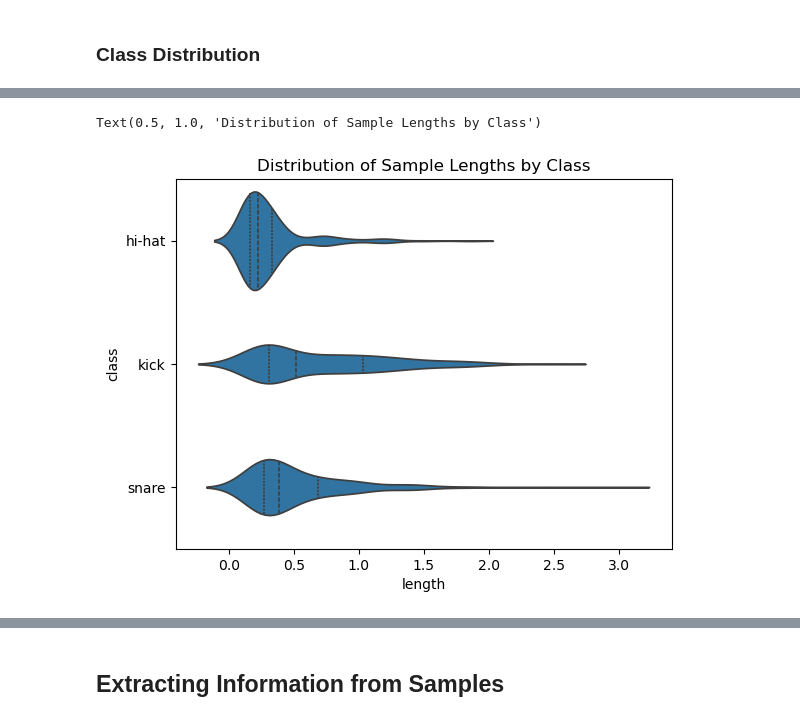
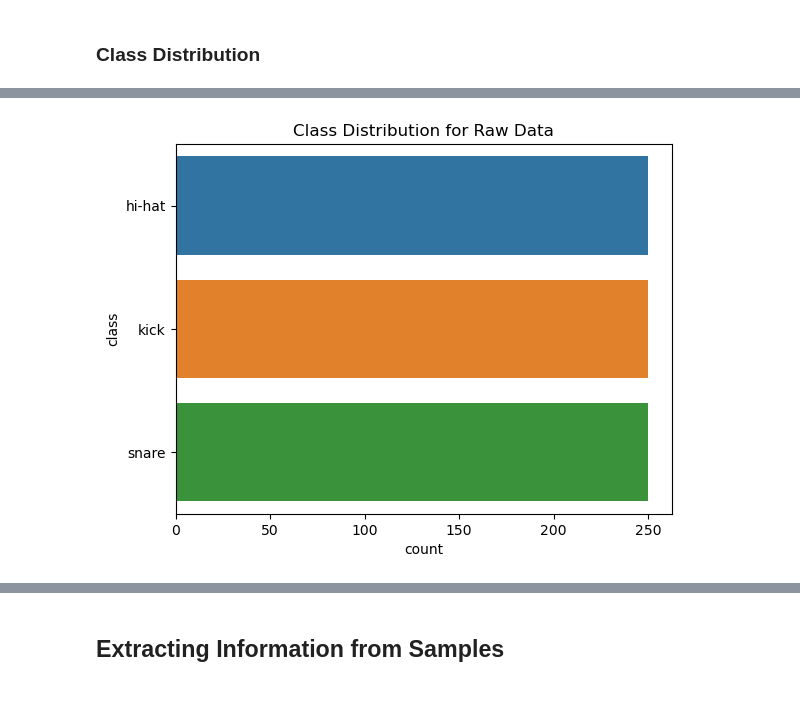
Before and after one commit to xFiveRivers/drum-classifier, a Jupyter notebook: 00_eda.ipynb, the cells around one changed output, grey strips where cells are left out. Cells and saved outputs as stored; diff of their text form; code cells hidden in the pictures.

```diff
--- a/00_eda.ipynb
+++ b/00_eda.ipynb
@@ -10,3 +10,6 @@ import matplotlib.pyplot as plt
 import seaborn as sns
 import pandas as pd
 import librosa
+from src.utility import EDA
+
+eda = EDA()
@@ -15,6 +18,6 @@ import librosa
 # %%
-df = pd.read_csv('data/samples.csv', index_col=None)
-df.info()
+raw_df = pd.read_csv('data/raw/_samples.csv', index_col=None)
+raw_df.info()
 # %% [output]
 <class 'pandas.core.frame.DataFrame'>
 RangeIndex: 750 entries, 0 to 749
@@ -47,13 +36,4 @@ Text(0.5, 1.0, 'Class Distribution')
-# %%
-sns.violinplot(
-    data = df,
-    y = 'class',
-    x = 'length',
-    # hue = 'class',
-    inner = 'quart'
-).set_title(
-    'Distribution of Sample Lengths by Class'
-)
-# %% [output]
-Text(0.5, 1.0, 'Distribution of Sample Lengths by Class')
-[figure, removed]
+# %%
+eda.plot_class_counts(raw_df, 'raw')
+# %% [output]
+[figure, added]
```
Also changed, not shown: parts of 35 cells of this notebook, 1 other file.
